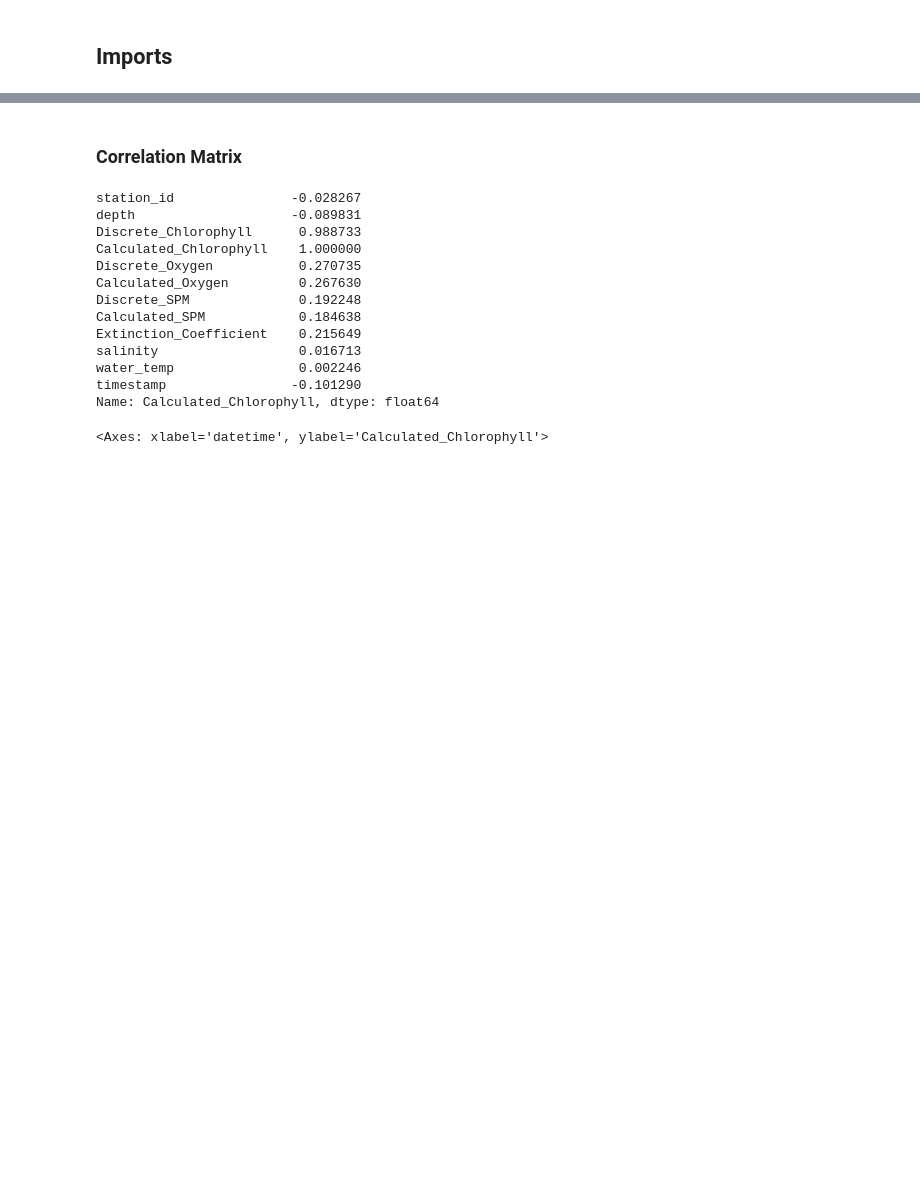
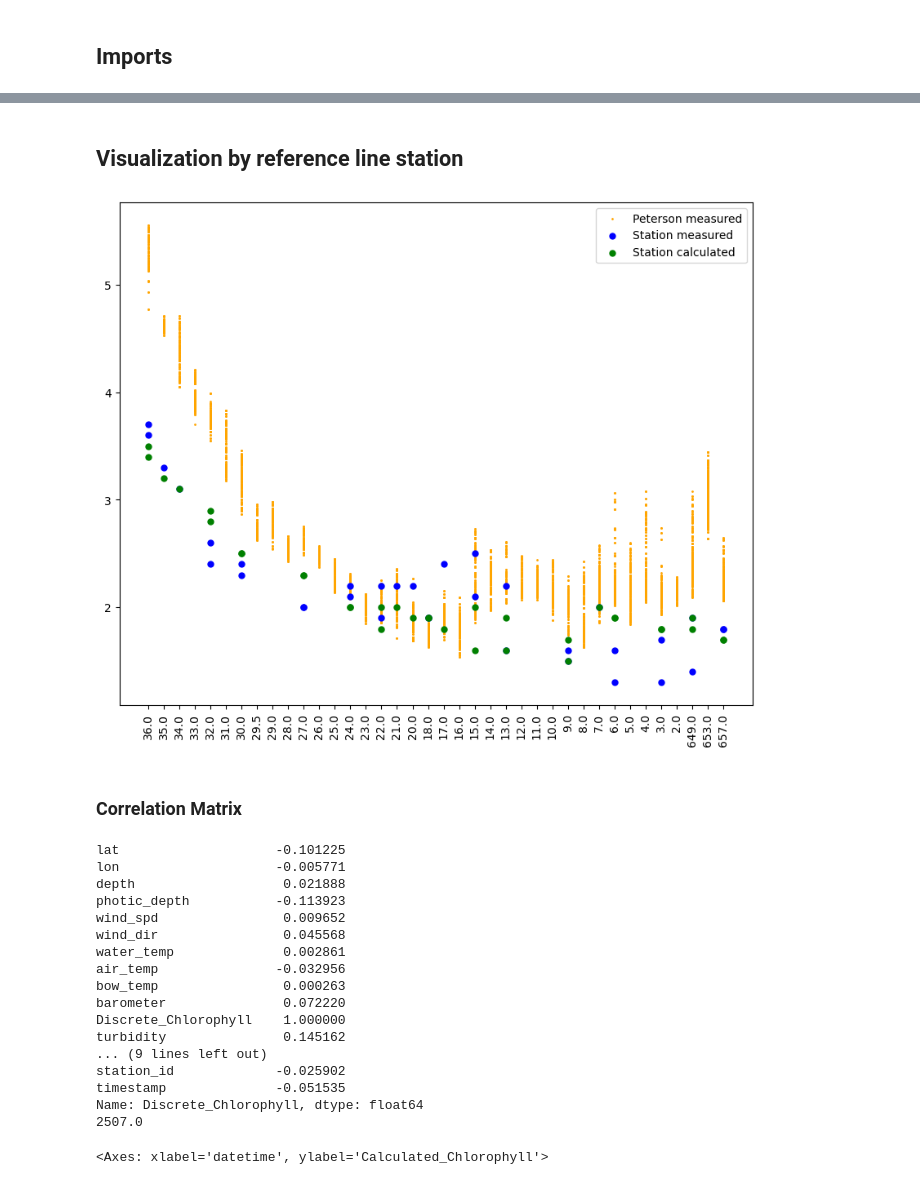
Before and after one commit to AlekWithK/PetersonFlowThrough, a Jupyter notebook: regression.ipynb, the cells around one changed output, grey strips where cells are left out. Saved outputs shown, nothing was run; the diff lists cells and outputs as text; code cells hidden in the pictures; blank space fills up the shorter version.

```diff
--- a/regression.ipynb
+++ b/regression.ipynb
@@ -60,22 +73,48 @@ display(df_ft.head())
+# %% [markdown]
+## Visualization by reference line station
+# %%
+df_wq_vis = df_wq.copy()
+df_ft_vis = df_ft.copy()
+
+df_wq_vis = df_wq_vis[df_wq_vis.date == '2014-11-18']
+df_ft_vis = df_ft_vis[df_ft_vis.datetime.dt.date == date(year=2014, month=11, day=18)]
+
+fig, ax = plt.subplots(figsize=(10, 8))
+ax.scatter(df_ft_vis['station_id'].astype(str), df_ft_vis['disc_chlor'], c='orange', label='Peterson measured', s=1)
+ax.scatter(df_wq_vis['station_id'].astype(str), df_wq_vis['disc_chlor'], c='blue', label='Station measured', s=25)
+ax.scatter(df_wq_vis['station_id'].astype(str), df_wq_vis['calc_chlor'], c='green', label='Station calculated', s=25)
+
+plt.xlabel('Station')
+plt.ylable('Chlorophyll')
+plt.xticks(rotation=90)
+plt.legend()
+plt.show()
+# %% [output]
+[figure, added]
 # %% [markdown]
 ### Correlation Matrix
 # %%
 matrix = df_wq.corr(numeric_only=True)['Calculated_Chlorophyll']
-print(matrix)
+peterson_matrix = df_ft.corr(numeric_only=True)['Discrete_Chlorophyll']
+print(peterson_matrix)
 # %% [output]
-station_id               -0.028267
-depth                    -0.089831
-Discrete_Chlorophyll      0.988733
-Calculated_Chlorophyll    1.000000
-Discrete_Oxygen           0.270735
-Calculated_Oxygen         0.267630
-Discrete_SPM              0.192248
-Calculated_SPM            0.184638
-Extinction_Coefficient    0.215649
-salinity                  0.016713
-water_temp                0.002246
-timestamp                -0.101290
-Name: Calculated_Chlorophyll, dtype: float64
+lat                    -0.101225
+lon                    -0.005771
+depth                   0.021888
+photic_depth           -0.113923
+wind_spd                0.009652
+wind_dir                0.045568
+water_temp              0.002861
+air_temp               -0.032956
+bow_temp                0.000263
+barometer               0.072220
+Discrete_Chlorophyll    1.000000
+turbidity               0.145162
+... (9 lines left out)
+station_id             -0.025902
+timestamp              -0.051535
+Name: Discrete_Chlorophyll, dtype: float64
+2507.0
 # %%
 df_wq_plot = df_wq.dropna(subset=['Discrete_Chlorophyll', 'Calculated_Chlorophyll'])
 #df_wq_plot = df_wq_plot[df_wq_plot.datetime.dt.year.between(2016, 2019)]
```
Also changed, not shown: parts of 8 cells of this notebook, 2 other files.
